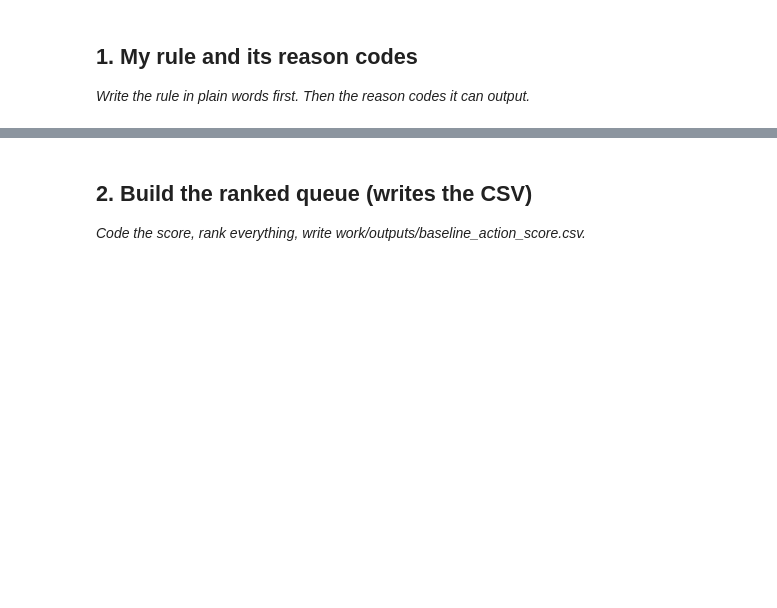
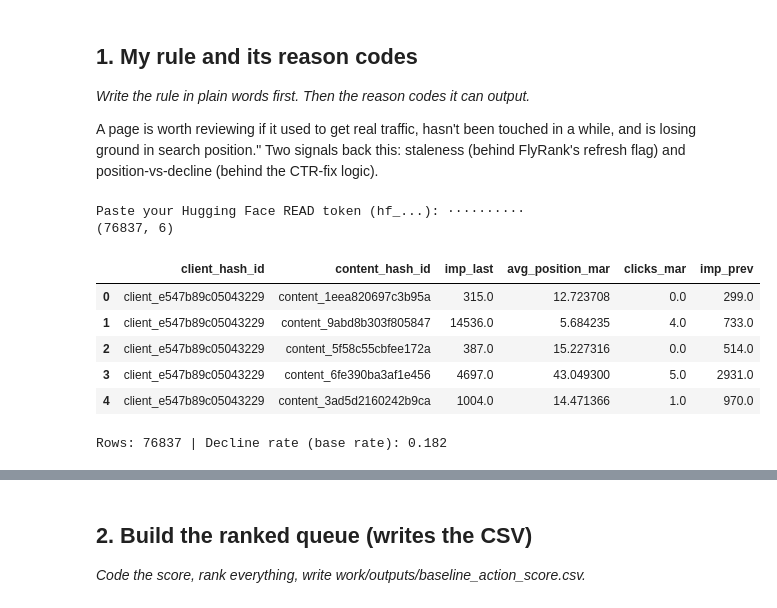
Before and after one commit to Alizawwaris974/Assignment-1-Flyrank-ML, a Jupyter notebook: work/notebooks/w04_baseline_score.ipynb, the cells around one changed output, grey strips where cells are left out. Drawn from its saved outputs; the diff is of its cells as text; code cells hidden in the pictures; blank space fills up the shorter version.

```diff
--- a/work/notebooks/w04_baseline_score.ipynb
+++ b/work/notebooks/w04_baseline_score.ipynb
@@ -10,3 +10,65 @@ This skeleton is yours to fill. Work the sections **in order** — each one has
 ## 1. My rule and its reason codes
 
 *Write the rule in plain words first. Then the reason codes it can output.*
+
+A page is worth reviewing if it used to get real traffic, hasn't been touched in a while, and is losing ground in search position." Two signals back this: staleness (behind FlyRank's refresh flag) and position-vs-decline (behind the CTR-fix logic).
+# %%
+import duckdb, getpass
+import pandas as pd, numpy as np
+
+HF_TOKEN = getpass.getpass('Paste your Hugging Face READ token (hf_...): ').strip()
+conn = duckdb.connect()
+conn.execute(f"CREATE OR REPLACE SECRET hf (TYPE huggingface, TOKEN '{HF_TOKEN}')")
+REL = 'hf://datasets/FlyRank/internship-warehouse'
+
+# Build prior (Feb) vs current (March) windows to define a REAL decline label
+momentum_query = f"""
+    WITH feb AS (
+        SELECT client_hash_id, content_hash_id,
+               SUM(gsc_impressions) AS imp_prev
+        FROM read_parquet('{REL}/fact_content_daily_performance/month=2026-02/*.parquet')
+        GROUP BY client_hash_id, content_hash_id
+    ),
+    mar AS (
+        SELECT client_hash_id, content_hash_id,
+               SUM(gsc_impressions) AS imp_last,
+               AVG(gsc_avg_position) FILTER (WHERE gsc_avg_position > 0) AS avg_position_mar,
+               SUM(gsc_clicks) AS clicks_mar
+        FROM read_parquet('{REL}/fact_content_daily_performance/month=2026-03/*.parquet')
+        WHERE gsc_impressions IS NOT NULL
+        GROUP BY client_hash_id, content_hash_id
+    )
+    SELECT mar.client_hash_id, mar.content_hash_id, mar.imp_last, mar.avg_position_mar, mar.clicks_mar,
+           feb.imp_prev
+    FROM mar
+    LEFT JOIN feb ON mar.client_hash_id = feb.client_hash_id
+                  AND mar.content_hash_id = feb.content_hash_id
+    WHERE mar.imp_last IS NOT NULL
+      AND feb.imp_prev >= 100
+"""
+signal_df = conn.execute(momentum_query).df()
+print(signal_df.shape)
+signal_df.head()
+# %% [output]
+Paste your Hugging Face READ token (hf_...): ··········
+(76837, 6)
+|  | client_hash_id | content_hash_id | imp_last | avg_position_mar | clicks_mar | imp_prev |
+| 0 | client_e547b89c05043229 | content_1eea820697c3b95a | 315.0 | 12.723708 | 0.0 | 299.0 |
+| 1 | client_e547b89c05043229 | content_9abd8b303f805847 | 14536.0 | 5.684235 | 4.0 | 733.0 |
+| 2 | client_e547b89c05043229 | content_5f58c55cbfee172a | 387.0 | 15.227316 | 0.0 | 514.0 |
+| 3 | client_e547b89c05043229 | content_6fe390ba3af1e456 | 4697.0 | 43.049300 | 5.0 | 2931.0 |
+| 4 | client_e547b89c05043229 | content_3ad5d2160242b9ca | 1004.0 | 14.471366 | 1.0 | 970.0 |
+# %%
+content_query = f"""
+    SELECT content_hash_id, content_updated_date
+    FROM read_parquet('{REL}/dim_content.parquet')
+"""
+content_df = conn.execute(content_query).df()
+
+signal_df = signal_df.merge(content_df, on="content_hash_id", how="left")
+signal_df["days_since_update"] = (pd.Timestamp("2026-03-31") - pd.to_datetime(signal_df["content_updated_date"])).dt.days
+signal_df["is_declining"] = (signal_df["imp_last"] < 0.8 * signal_df["imp_prev"]).astype(int)
+
+print(f"Rows: {len(signal_df)} | Decline rate (base rate): {signal_df['is_declining'].mean():.3f}")
+# %% [output]
+Rows: 76837 | Decline rate (base rate): 0.182
```
Also changed, not shown: parts of 6 cells of this notebook.
